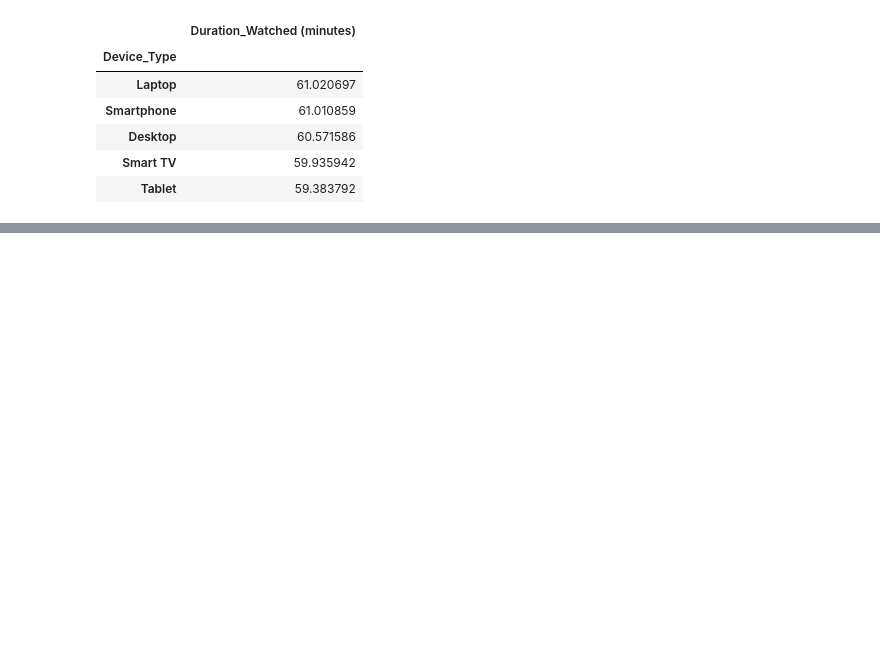
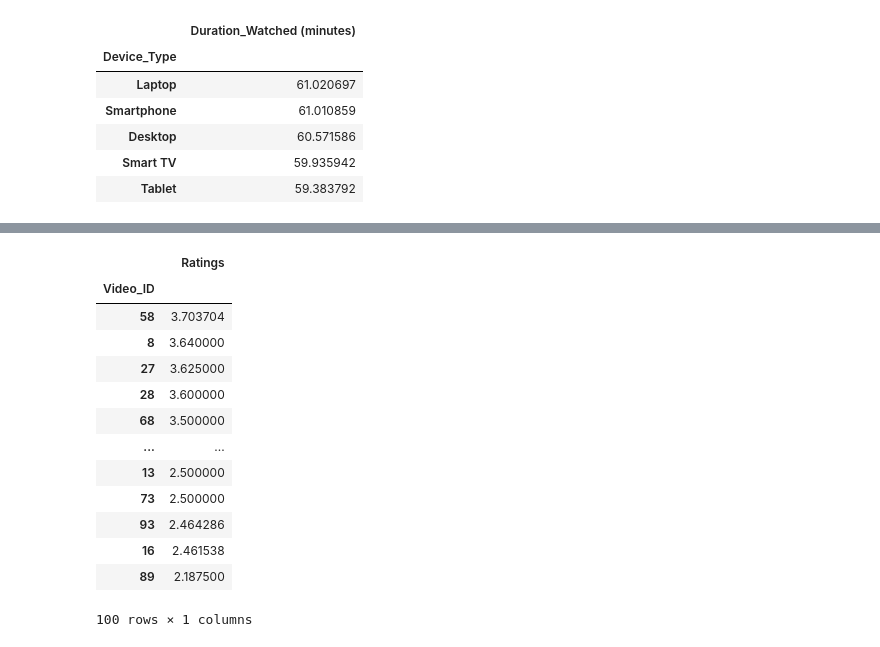
Before and after one commit to ContriBCN/Pontia, a Jupyter notebook: Actividad_repaso_Numpy_Pandas_ejercicio_2.ipynb, the cells around one changed output, grey strips where cells are left out. Drawn from its saved outputs; the diff is of its cells as text; code cells hidden in the pictures; blank space fills up the shorter version.

```diff
--- a/Actividad_repaso_Numpy_Pandas_ejercicio_2.ipynb
+++ b/Actividad_repaso_Numpy_Pandas_ejercicio_2.ipynb
@@ -91,0 +110,21 @@ df_premium.sort_values(by="Total", ascending=False).head(5)
+# %%
+# 6. El género que más le gustó a las mujeres (rating)
+
+df.head(5)
+df_rating = df[df["Gender"]=="Female"]
+df_rating.groupby(["Video_ID"]).agg({"Ratings":"mean"}).sort_values(by="Ratings", ascending=False)
+# %% [output]
+|  | Ratings |
+| Video_ID |  |
+| 58 | 3.703704 |
+| 8 | 3.640000 |
+| 27 | 3.625000 |
+| 28 | 3.600000 |
+| 68 | 3.500000 |
+| ... | ... |
+| 13 | 2.500000 |
+| 73 | 2.500000 |
+| 93 | 2.464286 |
+| 16 | 2.461538 |
+| 89 | 2.187500 |
+100 rows × 1 columns
```
Also changed, not shown: parts of 5 cells of this notebook.
